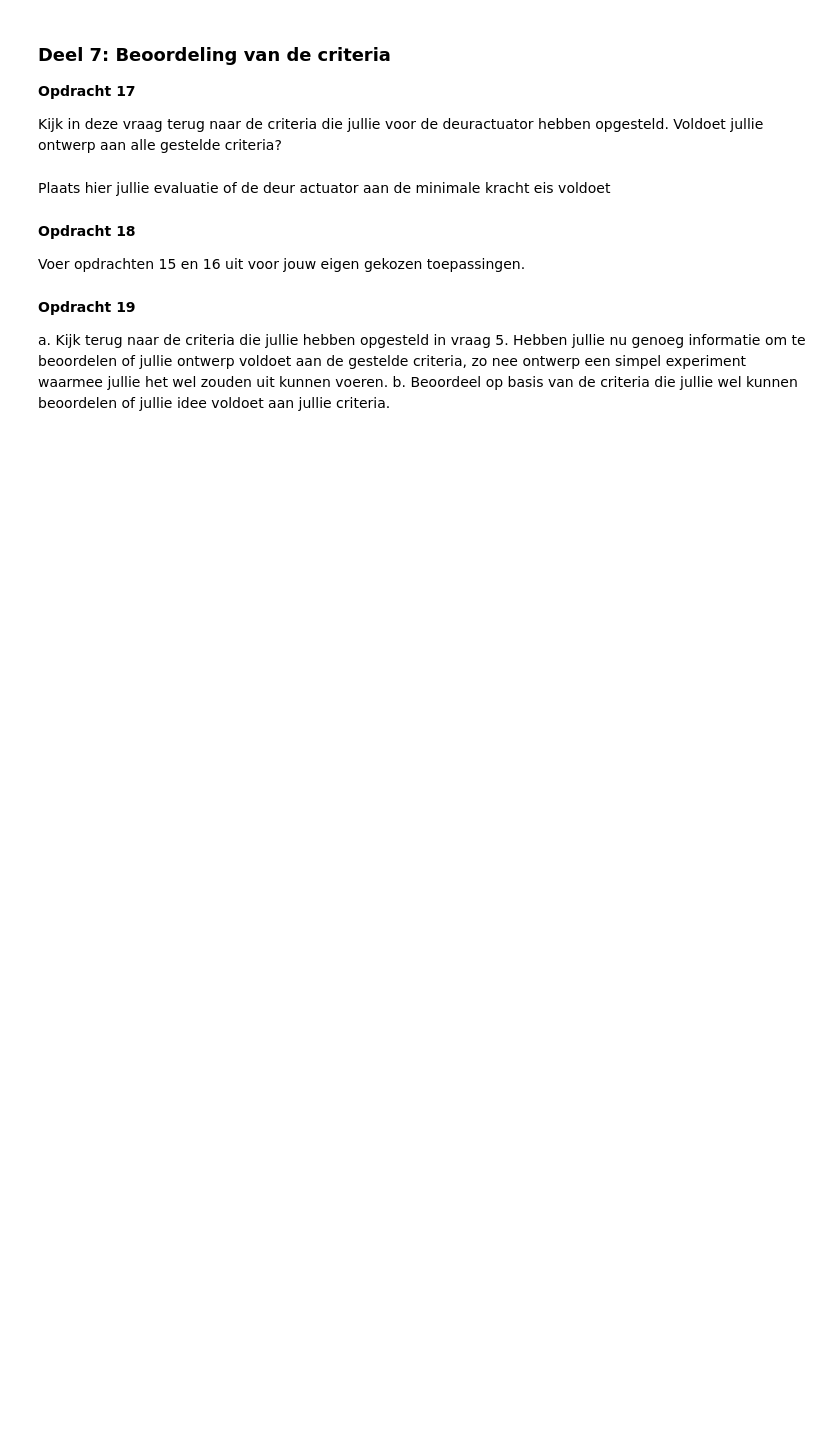
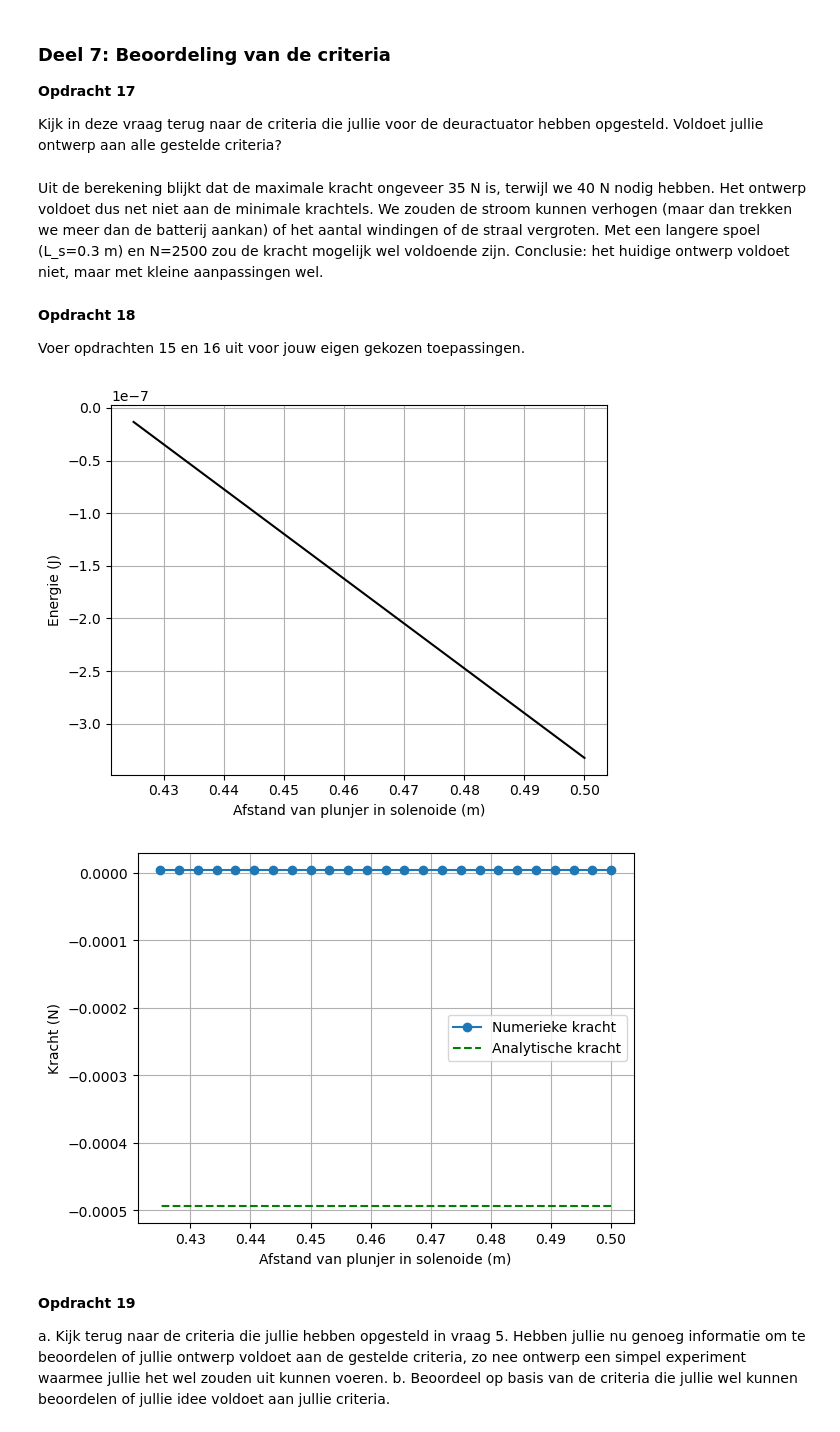
Before and after one commit to Vicky2k7/opdrachten-DEF-D, a Jupyter notebook: DigitaleOntwerpopdrachten/2KrachtactuatorOpdracht/KrachtactuatorOpdracht.ipynb, the cells around one changed output. Drawn from its saved outputs; the diff is of its cells as text; code cells hidden in the pictures; blank space fills up the shorter version.

```diff
--- a/DigitaleOntwerpopdrachten/2KrachtactuatorOpdracht/KrachtactuatorOpdracht.ipynb
+++ b/DigitaleOntwerpopdrachten/2KrachtactuatorOpdracht/KrachtactuatorOpdracht.ipynb
@@ -403,15 +432,13 @@ a. Bereken het aantal omwentelingen van je draad, hierbij mag je aannemen dat de
 b. Bereken de $x$, $y$ en $z$ coordinaten.\
 c. Bereken de spoed, in eenheden van aantal omwentelingen per meter, en print dit.
 # %%
-l_draad = # Lengte draad
-r_sol = # Straal solenoide
-L_sol = # Lengte solenoide
-N = # Aantal wikkeling
+aantal_omwent = 100
+r_sol = 0.01# Straal solenoide
+L_sol = 0.1 # Lengte solenoide
+N = 500 # Aantal wikkeling
 
-# Enkele plots
-ax=plt.figure().add_subplot(projection='3d')
-plt.title('Traject van de draad van de solenoide')
-plt.plot(x, y, z, '-r', linewidth=0.1)
-ax.set_box_aspect(aspect=None, zoom=0.8)
-ax.set_xlabel('x (m)'), ax.set_ylabel('y (m)'), ax.set_zlabel('z (m)')
+spoed = aantal_omwent / L_sol
+print(f"Spoed: {spoed:.0f} windingen per meter")
+
+x, y, z = parametrisatie(N, r_sol, aantal_omwent, L_sol)
 # %% [output]
@@ -505,15 +578,39 @@ NameError: name 'mu_0' is not defined
 
 Kijk in deze vraag terug naar de criteria die jullie voor de deuractuator hebben opgesteld. Voldoet jullie ontwerp aan alle gestelde criteria?
 # %% [markdown]
-Plaats hier jullie evaluatie of de deur actuator aan de minimale kracht eis voldoet
+Uit de berekening blijkt dat de maximale kracht ongeveer 35 N is, terwijl we 40 N nodig hebben. Het ontwerp voldoet dus net niet aan de minimale krachtels. We zouden de stroom kunnen verhogen (maar dan trekken we meer dan de batterij aankan) of het aantal windingen of de straal vergroten. Met een langere spoel (L_s=0.3 m) en N=2500 zou de kracht mogelijk wel voldoende zijn. Conclusie: het huidige ontwerp voldoet niet, maar met kleine aanpassingen wel.
 # %% [markdown]
 **Opdracht 18**
 
 Voer opdrachten 15 en 16 uit voor jouw eigen gekozen toepassingen.
 # %%
-###
-###Jullie code hier###
-###
+# Bereken energie in het veld (zelfde methode als opdracht 15)
+Wz = -0.5 * np.pi * r_s**2 * np.cumsum(np.flipud(H_ax) * mu_r * mu_0 * np.flipud(H_ax)) * (z_ax[1] - z_ax[0])
+
+# Plot energie
+plt.figure()
+plt.plot(L_s/2 - z_ax, np.flipud(Wz), '-k')
+plt.xlabel('Afstand van plunjer in solenoide (m)')
+plt.ylabel('Energie (J)')
+plt.grid()
+
+# Analytische kracht (zelfde formule als opdracht 16)
+force_analytical = -mu_0 * mu_r * np.pi * r_s**2 * aantal_omwent**2 * I**2 / (2 * L_s**2)
+
+# Numerieke kracht uit energie
+force_numerical = -np.gradient(Wz.flatten(), z_ax)
+
+# Plot kracht
+plt.figure()
+plt.plot(L_s/2 - z_ax, np.flipud(force_numerical), '-o', label='Numerieke kracht')
+plt.plot(L_s/2 - z_ax, force_analytical * np.ones(len(z_ax)), '--g', label='Analytische kracht')
+plt.xlabel('Afstand van plunjer in solenoide (m)')
+plt.ylabel('Kracht (N)')
+plt.legend()
+plt.grid()
+# %% [output]
+[figure, added]
+[figure, added]
 # %% [markdown]
 **Opdracht 19**
 
```
Also changed, not shown: parts of 10 cells of this notebook.
